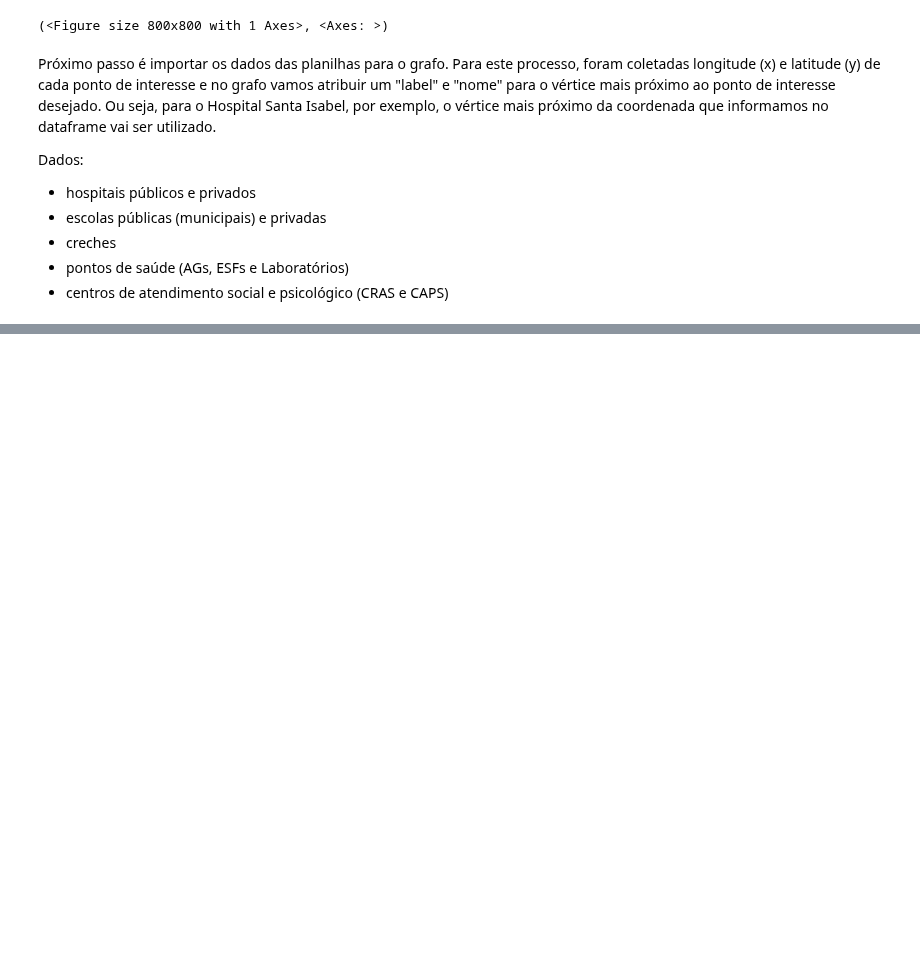
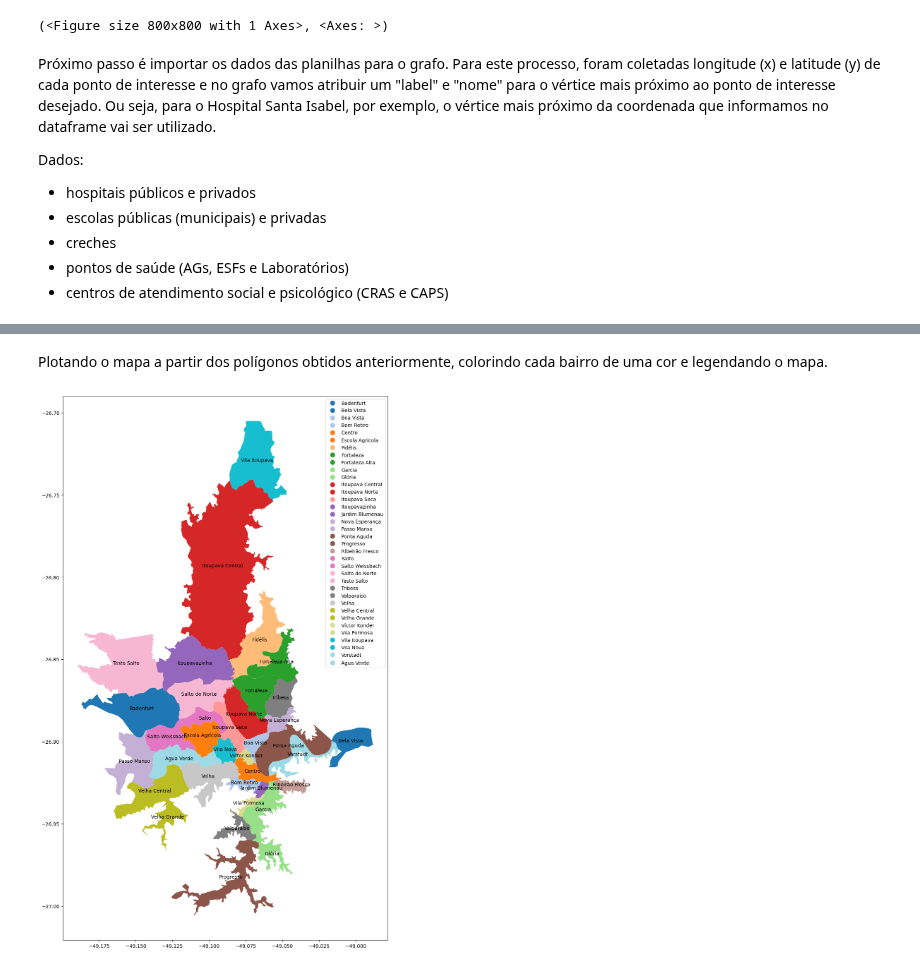
Before and after one commit to lemuel-manske/city-block, a Jupyter notebook: city.ipynb, the cells around one changed output, grey strips where cells are left out. Drawn from its saved outputs; the diff is of its cells as text; code cells hidden in the pictures; blank space fills up the shorter version.

Commit message:
neighborhoods colored map

```diff
--- a/city.ipynb
+++ b/city.ipynb
@@ -95,0 +112,9 @@ neighborhoods.plot()
+# %% [markdown]
+Plotando o mapa a partir dos polígonos obtidos anteriormente, colorindo cada bairro de uma cor e legendando o mapa.
+# %%
+import matplotlib.pyplot as plt
+
+neighborhoods.plot(column='name', cmap='tab20', legend=True, figsize=(15, 20))
+neighborhoods.apply(lambda p: plt.annotate(text=p['name'], xy=p.geometry.centroid.coords[0], ha='center'), axis=1);
+# %% [output]
+[figure, added]
```
Also changed, not shown: parts of 3 cells of this notebook.
